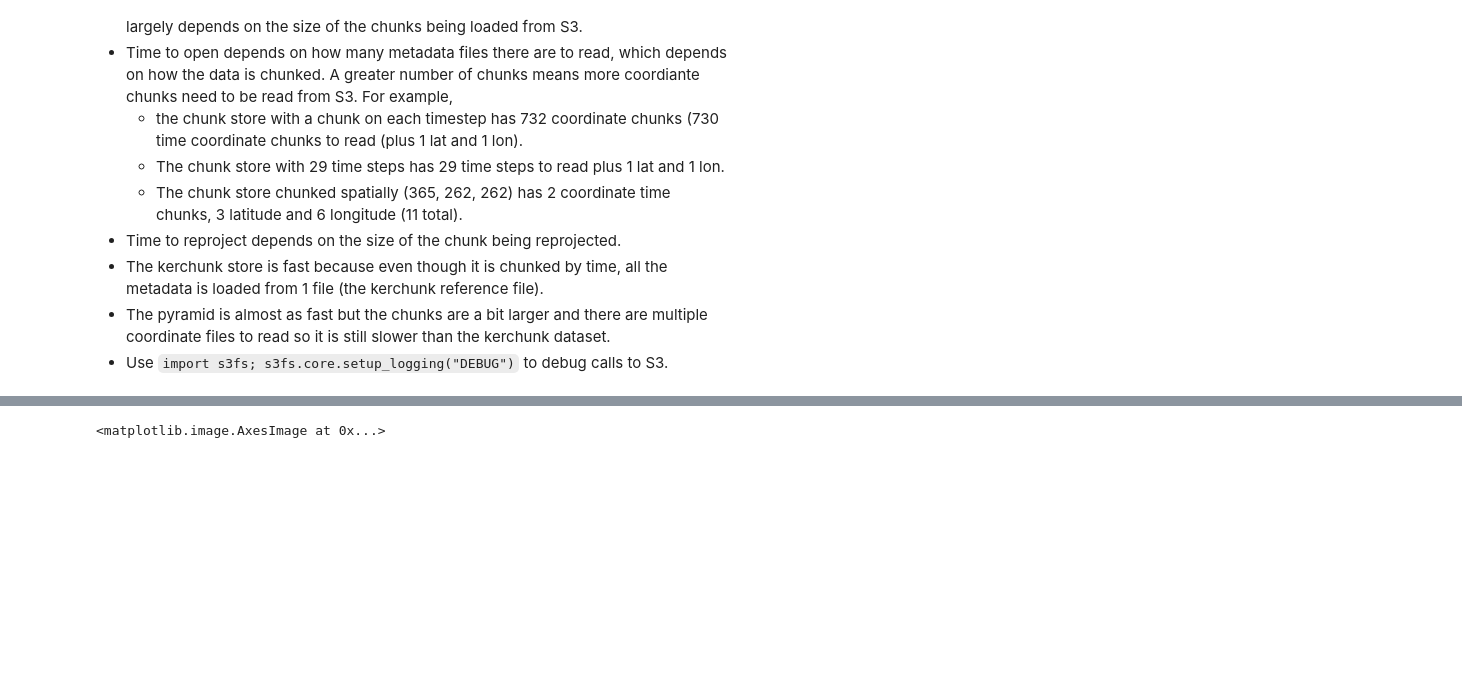
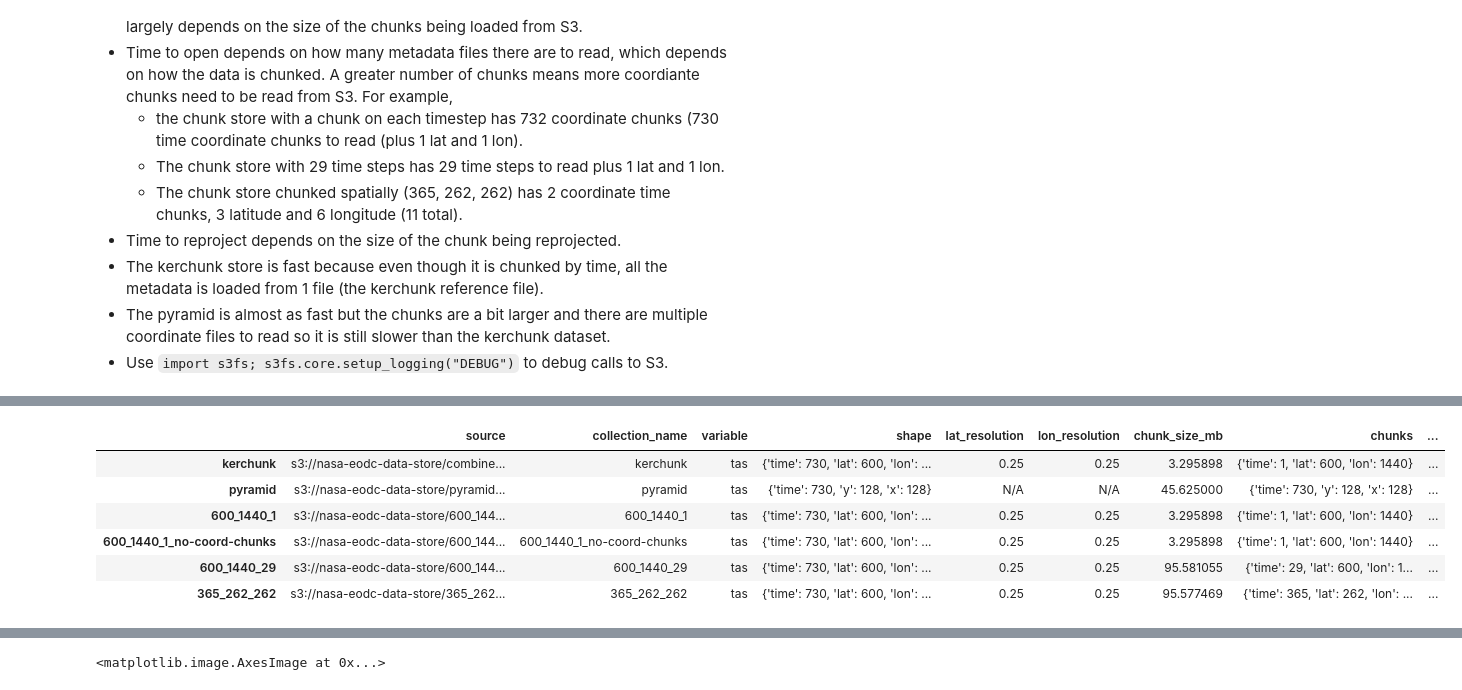
Before and after one commit to developmentseed/tile-benchmarking, a Jupyter notebook: profiling/profile.ipynb, the cells around one changed output, grey strips where cells are left out. Drawn from its saved outputs; the diff is of its cells as text; code cells hidden in the pictures; blank space fills up the shorter version.

```diff
--- a/profiling/profile.ipynb
+++ b/profiling/profile.ipynb
@@ -306,8 +306,7 @@ results_df = datastores.copy()
 for xyz_tile in xyz_tiles:
     results_df[xyz_tile] = {}
     for dataset in datastores.keys():
-        data_store_path = datastores[dataset]['data_store_path']
-        dataset_url = f"s3://{bucket}/{data_store_path}"
+        dataset_url = datastores[dataset]['source']
         reference, multiscale = False, False
         if dataset == 'kerchunk':
             reference = True
@@ -340,8 +339,15 @@ for xyz_tile in xyz_tiles:
         timings_results['mean rio reproject (ms)'] = np.mean(timings_results['rio reproject (ms)'])
         timings_results['mean total time (ms)'] = np.mean(timings_results['total time (ms)'])
 # %%
+# Add the 0, 0, 0 tile result to the datastores_df
+datasets_with_results = datastores_df.copy()
+column = 'mean total time (ms)'
+
 for xyz_tile in xyz_tiles:
-    print(f"Results for {xyz_tile}")
+    # print(f"Results for {xyz_tile}")
     df = pd.DataFrame.from_dict(results_df[xyz_tile], orient='index')
-    display(df.sort_values('mean total time (ms)'))
-    print()
+    if xyz_tile == xyz_tiles[0] or xyz_tile == xyz_tiles[-1]:
+        join_df = pd.DataFrame()
+        join_df[f"{column} {xyz_tile}"] = df[[column]]
+        datasets_with_results = datasets_with_results.join(join_df)
+    # display(df.sort_values('mean total time (ms)')); print();
@@ -397,0 +354,10 @@ Results for (9, 12, 5)
+# %%
+datasets_with_results
+# %% [output]
+|  | source | collection_name | variable | shape | lat_resolution | lon_resolution | chunk_size_mb | chunks | ... |
+| kerchunk | s3://nasa-eodc-data-store/combine... | kerchunk | tas | {'time': 730, 'lat': 600, 'lon': ... | 0.25 | 0.25 | 3.295898 | {'time': 1, 'lat': 600, 'lon': 1440} | ... |
+| pyramid | s3://nasa-eodc-data-store/pyramid... | pyramid | tas | {'time': 730, 'y': 128, 'x': 128} | N/A | N/A | 45.625000 | {'time': 730, 'y': 128, 'x': 128} | ... |
+| 600_1440_1 | s3://nasa-eodc-data-store/600_144... | 600_1440_1 | tas | {'time': 730, 'lat': 600, 'lon': ... | 0.25 | 0.25 | 3.295898 | {'time': 1, 'lat': 600, 'lon': 1440} | ... |
+| 600_1440_1_no-coord-chunks | s3://nasa-eodc-data-store/600_144... | 600_1440_1_no-coord-chunks | tas | {'time': 730, 'lat': 600, 'lon': ... | 0.25 | 0.25 | 3.295898 | {'time': 1, 'lat': 600, 'lon': 1440} | ... |
+| 600_1440_29 | s3://nasa-eodc-data-store/600_144... | 600_1440_29 | tas | {'time': 730, 'lat': 600, 'lon': ... | 0.25 | 0.25 | 95.581055 | {'time': 29, 'lat': 600, 'lon': 1... | ... |
+| 365_262_262 | s3://nasa-eodc-data-store/365_262... | 365_262_262 | tas | {'time': 730, 'lat': 600, 'lon': ... | 0.25 | 0.25 | 95.577469 | {'time': 365, 'lat': 262, 'lon': ... | ... |
```
Also changed, not shown: parts of 5 cells of this notebook, 5 other files.
